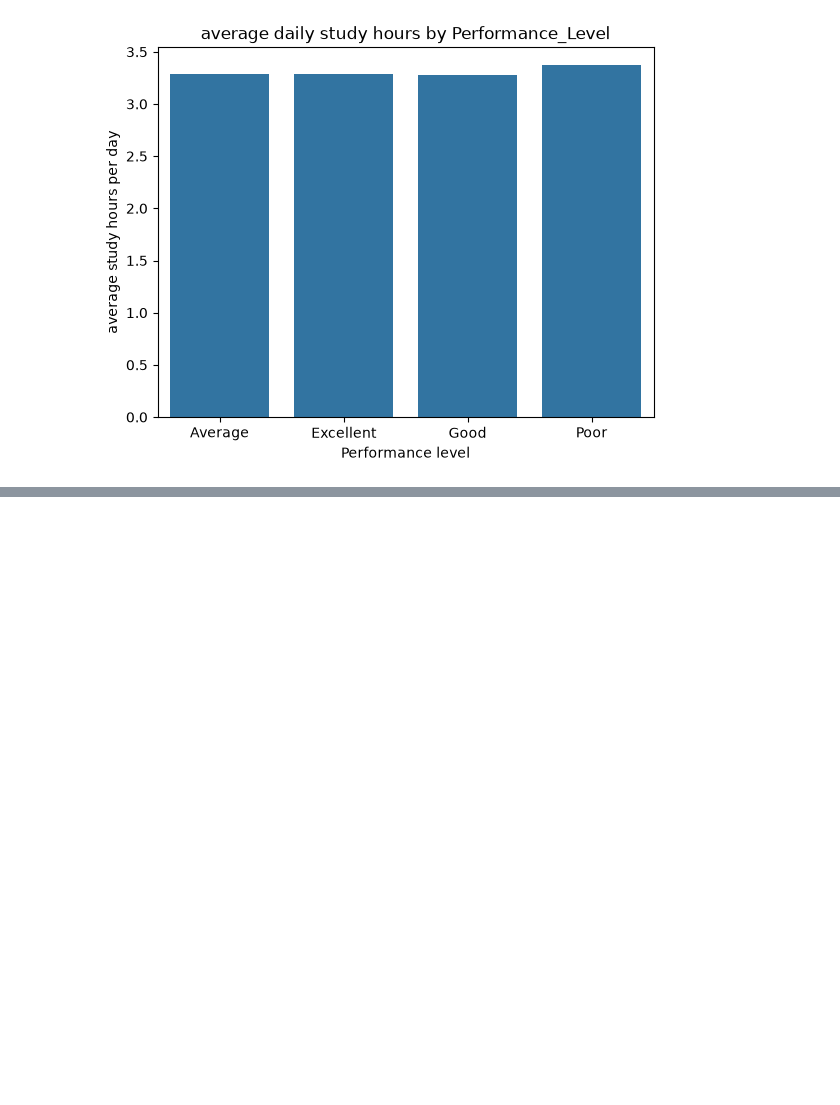
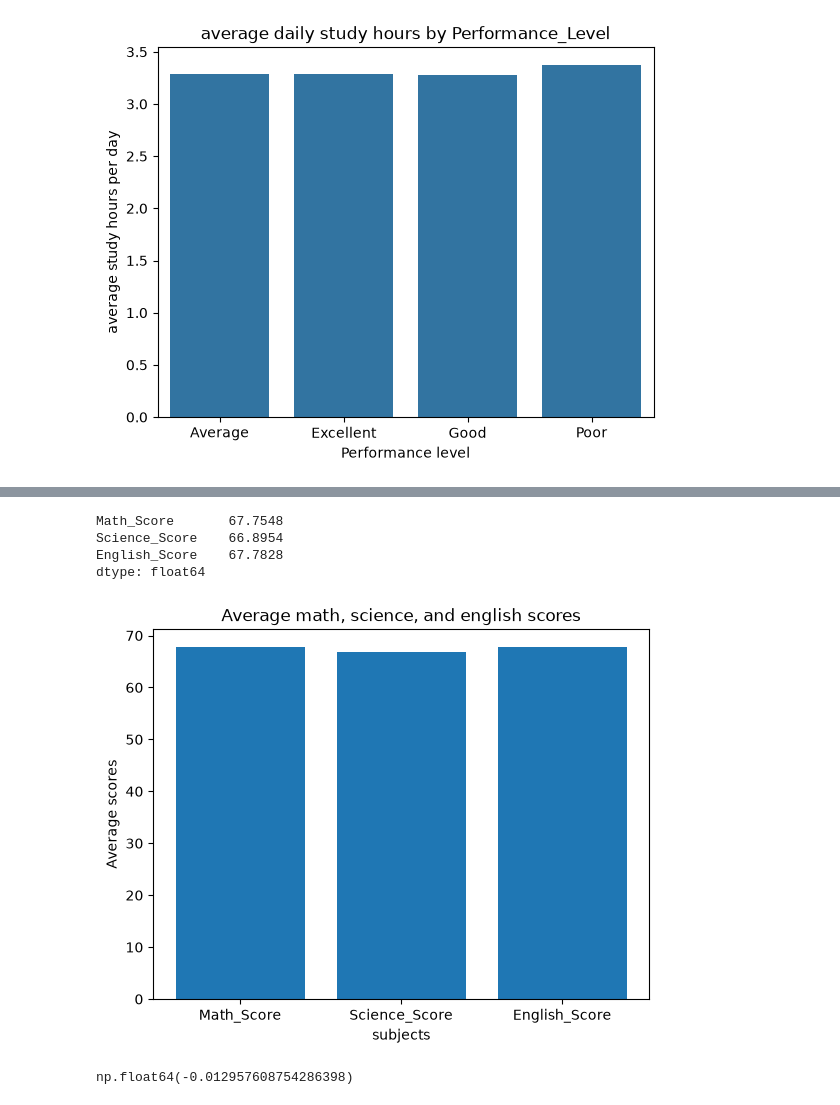
Before and after one commit to SujalHuddar/Basic_Python, a Jupyter notebook: Day5_Student_Performance_Analysis.ipynb, the cells around one changed output, grey strips where cells are left out. Saved outputs shown, nothing was run; the diff lists cells and outputs as text; code cells hidden in the pictures; blank space fills up the shorter version.

```diff
--- a/Day5_Student_Performance_Analysis.ipynb
+++ b/Day5_Student_Performance_Analysis.ipynb
@@ -228,0 +249,24 @@ Name: Study_Hours_Per_Day, dtype: float64
+# %%
+# Calculate average score for each subject
+average_score = df[['Math_Score','Science_Score','English_Score']].mean()
+average_score
+# %% [output]
+Math_Score       67.7548
+Science_Score    66.8954
+English_Score    67.7828
+dtype: float64
+# %%
+# create a bar chart comparing the average Math, Science, and English scores.
+plt.bar(average_score.index, average_score.values)
+plt.title('Average math, science, and english scores')
+plt.xlabel('subjects')
+plt.ylabel('Average scores')
+plt.show()
+# %% [output]
+[figure, added]
+# %%
+# investigate whether daily study hours are associated with students' final percentages.
+correlation = df['Study_Hours_Per_Day'].corr(df['Final_Percentage'])
+correlation
+# %% [output]
+np.float64(-0.012957608754286398)
```
Also changed, not shown: parts of 5 cells of this notebook, 1 other file.
